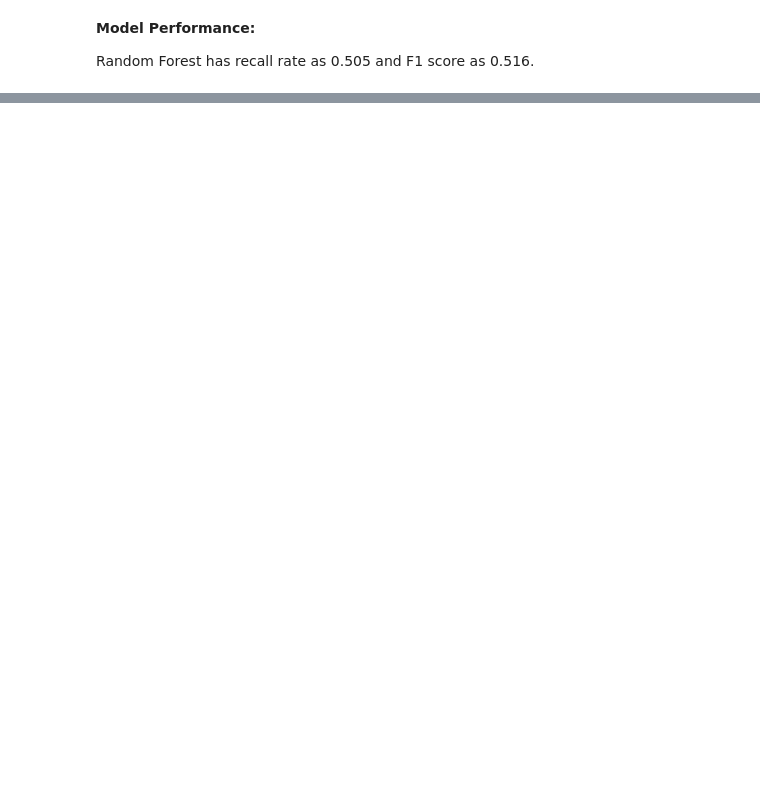
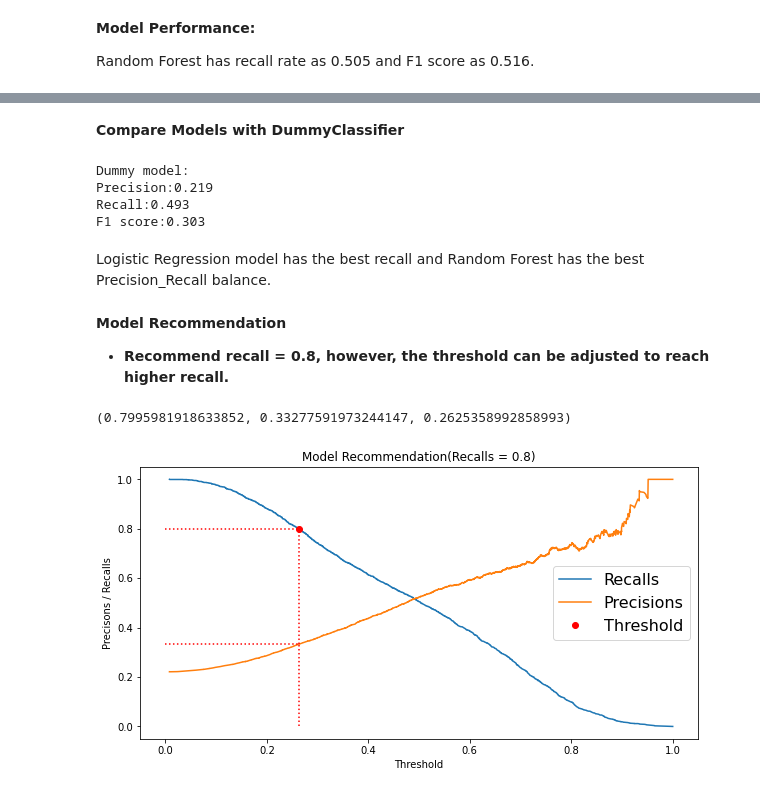
Before and after one commit to DSJibran/Credit-Card-Default-Prediction, a Jupyter notebook: Credit_Card_Default_Prediction.ipynb, the cells around one changed output, grey strips where cells are left out. Drawn from its saved outputs; the diff is of its cells as text; code cells hidden in the pictures; blank space fills up the shorter version.

```diff
--- a/Credit_Card_Default_Prediction.ipynb
+++ b/Credit_Card_Default_Prediction.ipynb
@@ -893,0 +1091,62 @@ Random Forest has recall rate as 0.505 and F1 score as 0.516.
+# %% [markdown]
+**Compare Models with DummyClassifier**
+# %%
+from sklearn.dummy import DummyClassifier
+
+dummy_clf = DummyClassifier(strategy="stratified")
+dummy_clf.fit(X_train, y_train)
+DummyClassifier(strategy='stratified')
+y_pred_dummy = dummy_clf.predict(X_test)
+
+print('Dummy model:')
+get_pre_rec_f1(dummy_clf, X_test, y_test)
+# %% [output]
+Dummy model:
+Precision:0.219
+Recall:0.493
+F1 score:0.303
+# %% [markdown]
+ Logistic Regression model has the best recall and Random Forest has the best Precision_Recall balance.
+# %% [markdown]
+**Model Recommendation**
+
+* **Recommend recall = 0.8, however, the threshold can be adjusted to reach higher recall.**
+# %%
+# Compute precision, recall and threshold of Random Forest
+
+y_predict_rf = rf_best.predict_proba(X_test)
+y_scores_rf = y_predict_rf[:,1]
+
+precisions, recalls, thresholds = precision_recall_curve(y_test, y_scores_rf)
+
+recalls_80 = recalls[np.argmin(recalls >= 0.80)]               # Recommend recall score = 0.8
+precision_80 = precisions[np.argmin(recalls >= 0.80)]
+threshold_80_recall = thresholds[np.argmin(recalls >= 0.80)]     #np. argmin() function is used to get the indices of the minimum element from an array (single-dimensional array) or any row or column (multidimensional array) of any given array.
+
+thresholds = np.append(thresholds, 1)
+
+recalls_80, precision_80, threshold_80_recall
+# %% [output]
+(0.7995981918633852, 0.33277591973244147, 0.2625358992858993)
+# %%
+# Plot recommended recall = 0.8
+
+fig, ax = plt.subplots(figsize=(10,5))
+
+ax.plot(thresholds, recalls, label='Recalls')
+ax.plot(thresholds, precisions, label='Precisions')
+
+ax.plot([threshold_80_recall, threshold_80_recall], [precision_80, recalls_80], "r:" )
+ax.plot([threshold_80_recall, threshold_80_recall], [0, precision_80], "r:")
+ax.plot([0, threshold_80_recall], [precision_80, precision_80], "r:")
+ax.plot([0, threshold_80_recall], [recalls_80, recalls_80], "r:")
+ax.plot([threshold_80_recall], [recalls_80], "ro", label='Threshold')
+
+ax.set_xlabel('Threshold')
+ax.set_ylabel('Precisons / Recalls')
+ax.legend(loc='center right',fontsize=16)
+plt.title('Model Recommendation(Recalls = 0.8)')
+plt.savefig('recommended_recall')
+plt.show()
+# %% [output]
+[figure, added]
```
Also changed, not shown: parts of 26 cells of this notebook.
